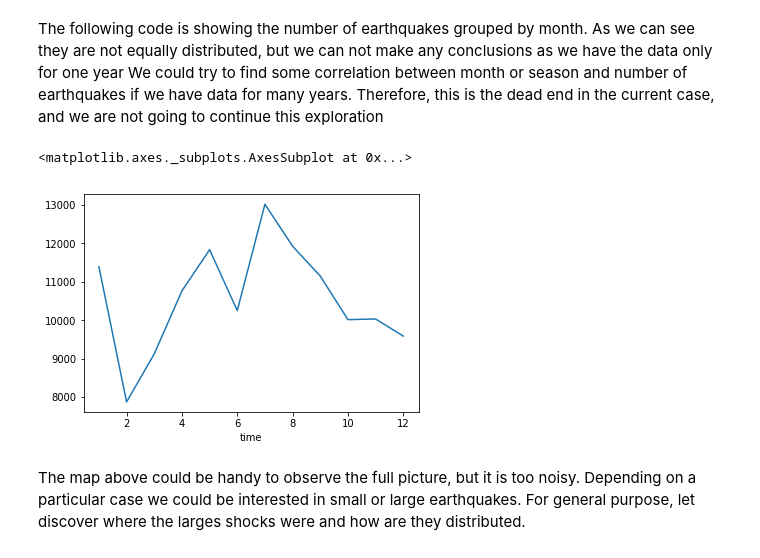
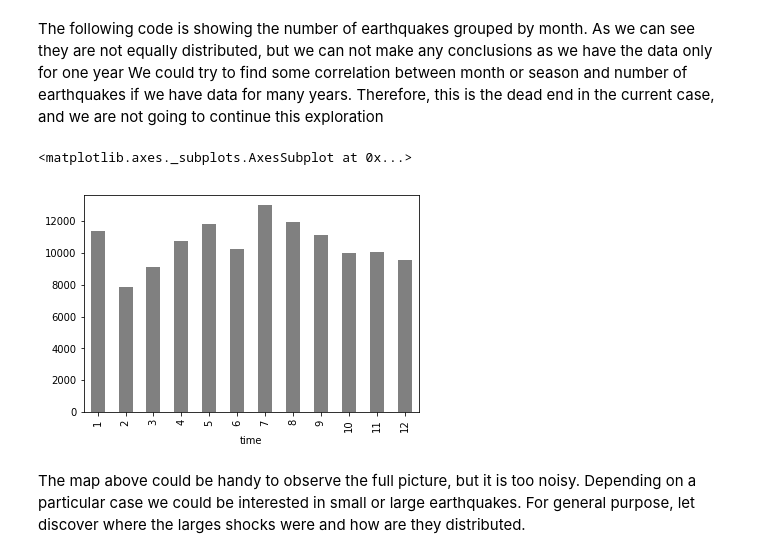
Before and after one commit to andrew-from-lviv/earthquakes-visualization, a Jupyter notebook: plt.ipynb, the cells around one changed output. Drawn from its saved outputs; the diff is of its cells as text; code cells hidden in the pictures.

```diff
--- a/plt.ipynb
+++ b/plt.ipynb
@@ -70,9 +84,9 @@ The following code is showing the number of earthquakes grouped by month. As we
 Therefore, this is the dead end in the current case, and we are not going to continue this exploration
 # %%
 df["time"] = df["time"].astype("datetime64[ns]")
-df.groupby(df["time"].dt.month).count()['id'].plot()
+df.groupby(df["time"].dt.month).count()['id'].plot(kind='bar', color='gray')
 # %% [output]
 <matplotlib.axes._subplots.AxesSubplot at 0x...>
-[figure, old version]
+[figure, new version]
 # %% [markdown]
 The map above could be handy to observe the full picture, but it is too noisy. Depending on a particular case we could be interested in small or large earthquakes. For general purpose, let discover where the larges shocks were and how are they distributed.
```
Also changed, not shown: parts of 38 cells of this notebook.
